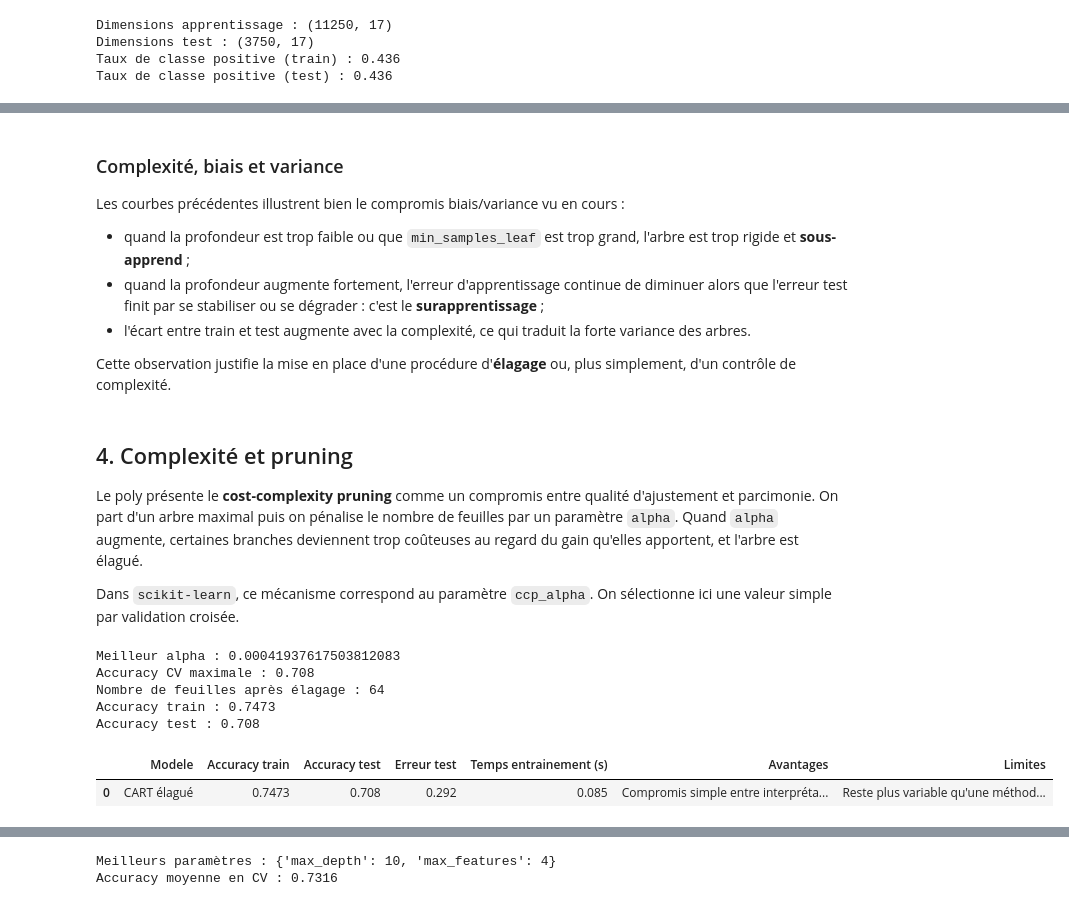
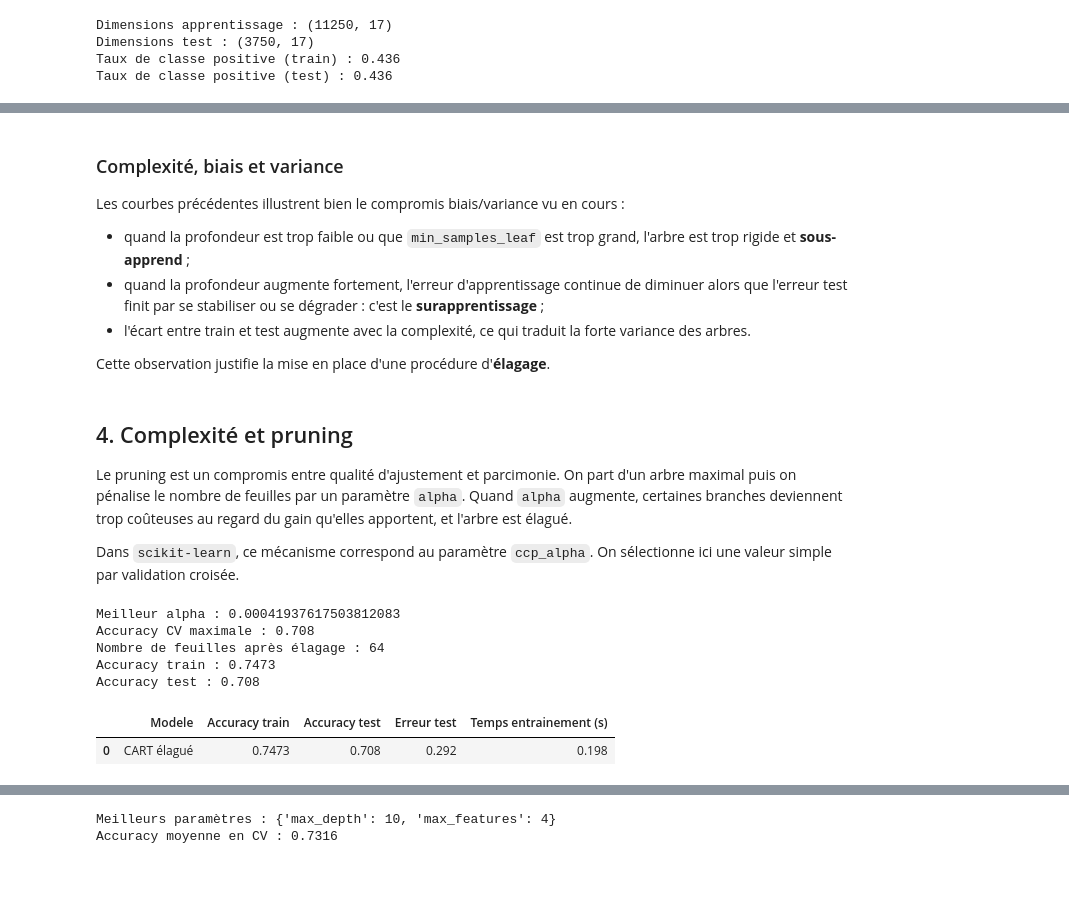
Before and after one commit to corentinbrand/ML-project, a Jupyter notebook: analyses_python/CART_AgrDMod_python_gus.ipynb, the cells around one changed output, grey strips where cells are left out. Drawn from its saved outputs; the diff is of its cells as text; code cells hidden in the pictures; blank space fills up the shorter version.

```diff
--- a/analyses_python/CART_AgrDMod_python_gus.ipynb
+++ b/analyses_python/CART_AgrDMod_python_gus.ipynb
@@ -162,15 +163,13 @@ results = {}
 class_names = ['Risque faible', 'Risque élevé']
 
 
-def store_result(name, model, fit_time, advantages, limits):
+def store_result(name, model, fit_time):
     results[name] = {
         'Modele': name,
         'Accuracy train': round(model.score(X_train, y_train), 4),
         'Accuracy test': round(model.score(X_test, y_test), 4),
         'Erreur test': round(1 - model.score(X_test, y_test), 4),
         'Temps entrainement (s)': round(fit_time, 3),
-        'Avantages': advantages,
-        'Limites': limits,
     }
     return pd.DataFrame([results[name]])
 
@@ -415,11 +414,11 @@ Les courbes précédentes illustrent bien le compromis biais/variance vu en cour
 - quand la profondeur augmente fortement, l'erreur d'apprentissage continue de diminuer alors que l'erreur test finit par se stabiliser ou se dégrader : c'est le **surapprentissage** ;
 - l'écart entre train et test augmente avec la complexité, ce qui traduit la forte variance des arbres.
 
-Cette observation justifie la mise en place d'une procédure d'**élagage** ou, plus simplement, d'un contrôle de complexité.
+Cette observation justifie la mise en place d'une procédure d'**élagage**.
 # %% [markdown]
 ## 4. Complexité et pruning
 
-Le poly présente le **cost-complexity pruning** comme un compromis entre qualité d'ajustement et parcimonie. On part d'un arbre maximal puis on pénalise le nombre de feuilles par un paramètre `alpha`. Quand `alpha` augmente, certaines branches deviennent trop coûteuses au regard du gain qu'elles apportent, et l'arbre est élagué.
+Le pruning est un compromis entre qualité d'ajustement et parcimonie. On part d'un arbre maximal puis on pénalise le nombre de feuilles par un paramètre `alpha`. Quand `alpha` augmente, certaines branches deviennent trop coûteuses au regard du gain qu'elles apportent, et l'arbre est élagué.
 
 Dans `scikit-learn`, ce mécanisme correspond au paramètre `ccp_alpha`. On sélectionne ici une valeur simple par validation croisée.
 # %%
@@ -442,37 +441,35 @@ for alpha in alpha_grid:
         'accuracy_test': model.score(X_test, y_test),
         'accuracy_cv': cv_score,
         'nb_feuilles': model.get_n_leaves(),
     })
 
 pruning_df = pd.DataFrame(pruning_rows)
 best_alpha = pruning_df.loc[pruning_df['accuracy_cv'].idxmax(), 'ccp_alpha']
 
 start = time.perf_counter()
 pruned_tree = DecisionTreeClassifier(random_state=42, ccp_alpha=float(best_alpha))
 pruned_tree.fit(X_train, y_train)
 pruned_time = time.perf_counter() - start
 
 print('Meilleur alpha :', best_alpha)
 print('Accuracy CV maximale :', round(pruning_df['accuracy_cv'].max(), 4))
 print('Nombre de feuilles après élagage :', pruned_tree.get_n_leaves())
 print('Accuracy train :', round(pruned_tree.score(X_train, y_train), 4))
 print('Accuracy test :', round(pruned_tree.score(X_test, y_test), 4))
 
 store_result(
     'CART élagué',
     pruned_tree,
     pruned_time,
-    "Compromis simple entre interprétabilité et contrôle de la complexité.",
-    "Reste plus variable qu'une méthode d'ensemble.",
 )
 # %% [output]
 Meilleur alpha : 0.00041937617503812083
 Accuracy CV maximale : 0.708
 Nombre de feuilles après élagage : 64
 Accuracy train : 0.7473
 Accuracy test : 0.708
-|  | Modele | Accuracy train | Accuracy test | Erreur test | Temps entrainement (s) | Avantages | Limites |
-| 0 | CART élagué | 0.7473 | 0.708 | 0.292 | 0.085 | Compromis simple entre interpréta... | Reste plus variable qu'une méthod... |
+|  | Modele | Accuracy train | Accuracy test | Erreur test | Temps entrainement (s) |
+| 0 | CART élagué | 0.7473 | 0.708 | 0.292 | 0.198 |
 # %%
 fig, axes = plt.subplots(1, 2, figsize=(14, 5))
 
```
Also changed, not shown: parts of 33 cells of this notebook, 1 other file.
